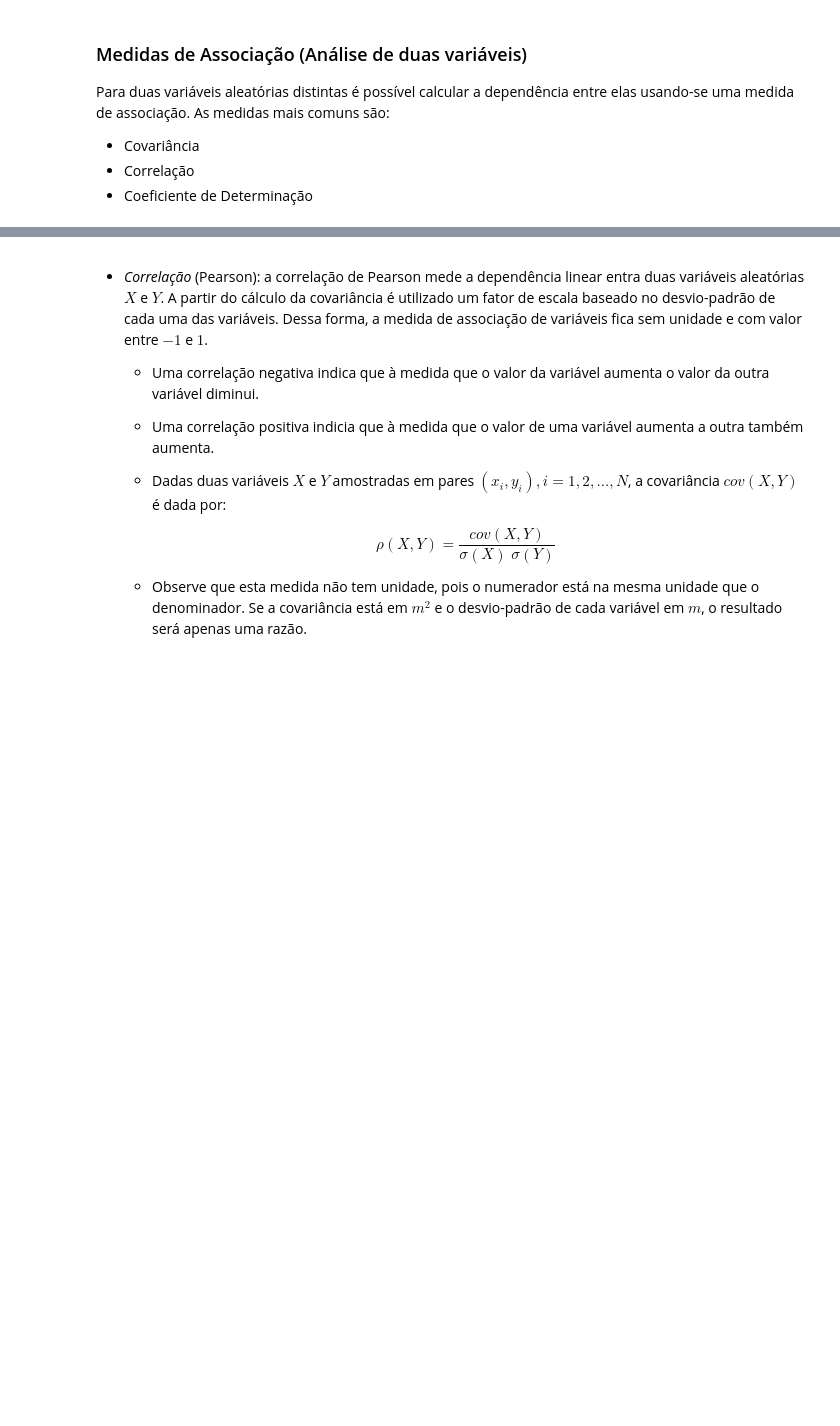
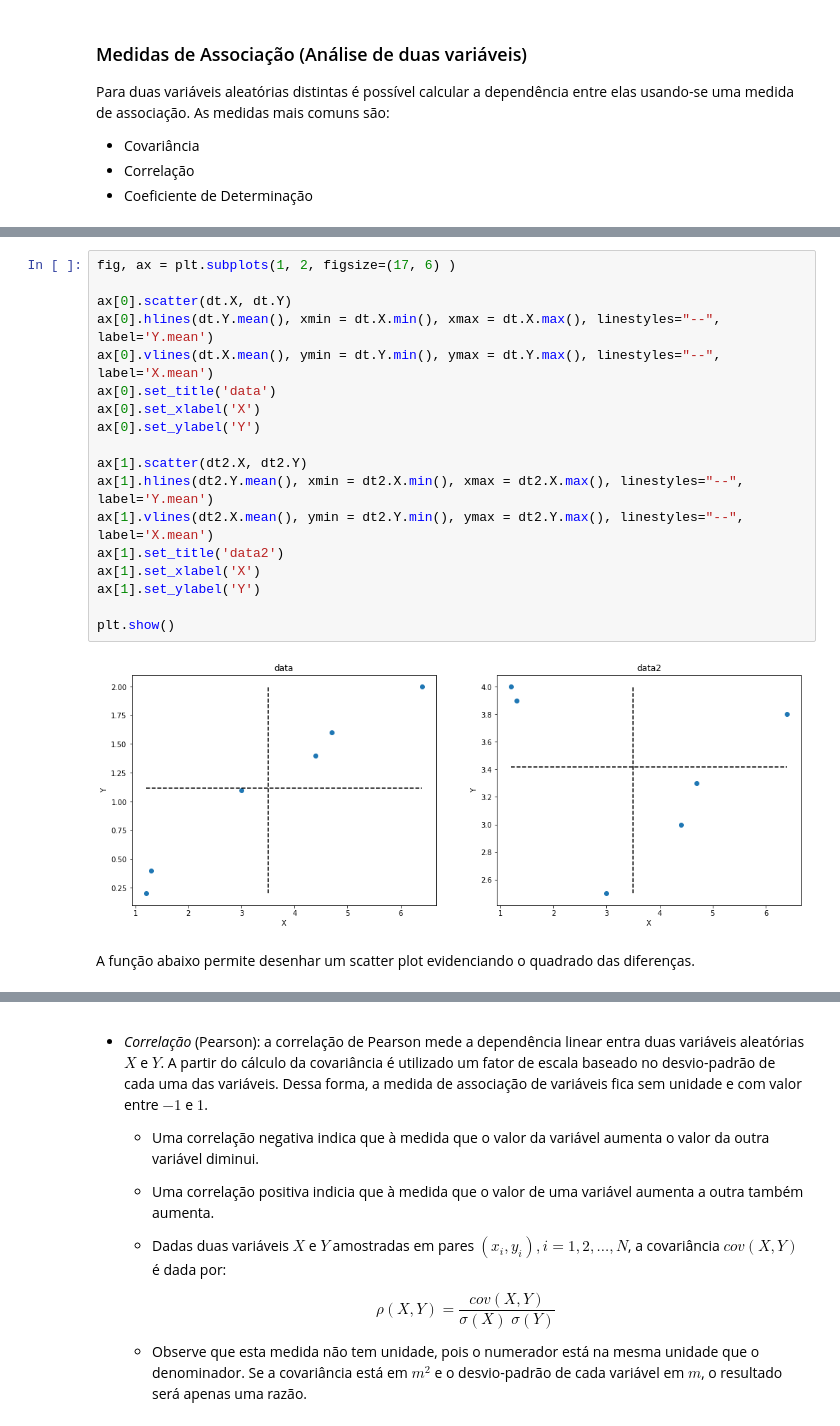
Before and after one commit to anfer86/teaching-datamining-lessons, a Jupyter notebook: aula04/fundamentos_visualizacao.ipynb, the cells around one changed output, grey strips where cells are left out. Drawn from its saved outputs; the diff is of its cells as text; blank space fills up the shorter version.

Commit message:
minimos quadrados regressao simples

```diff
--- a/aula04/fundamentos_visualizacao.ipynb
+++ b/aula04/fundamentos_visualizacao.ipynb
@@ -345,0 +426,22 @@ Para duas variáveis aleatórias distintas é possível calcular a dependência
+# %%
+fig, ax = plt.subplots(1, 2, figsize=(17, 6) )
+
+ax[0].scatter(dt.X, dt.Y)
+ax[0].hlines(dt.Y.mean(), xmin = dt.X.min(), xmax = dt.X.max(), linestyles="--", label='Y.mean')
+ax[0].vlines(dt.X.mean(), ymin = dt.Y.min(), ymax = dt.Y.max(), linestyles="--", label='X.mean')
+ax[0].set_title('data')
+ax[0].set_xlabel('X')
+ax[0].set_ylabel('Y')
+
+ax[1].scatter(dt2.X, dt2.Y)
+ax[1].hlines(dt2.Y.mean(), xmin = dt2.X.min(), xmax = dt2.X.max(), linestyles="--", label='Y.mean')
+ax[1].vlines(dt2.X.mean(), ymin = dt2.Y.min(), ymax = dt2.Y.max(), linestyles="--", label='X.mean')
+ax[1].set_title('data2')
+ax[1].set_xlabel('X')
+ax[1].set_ylabel('Y')
+
+plt.show()
+# %% [output]
+[figure, added]
+# %% [markdown]
+A função abaixo permite desenhar um scatter plot evidenciando o quadrado das diferenças.
```
Also changed, not shown: parts of 49 cells of this notebook, 4 other files.
